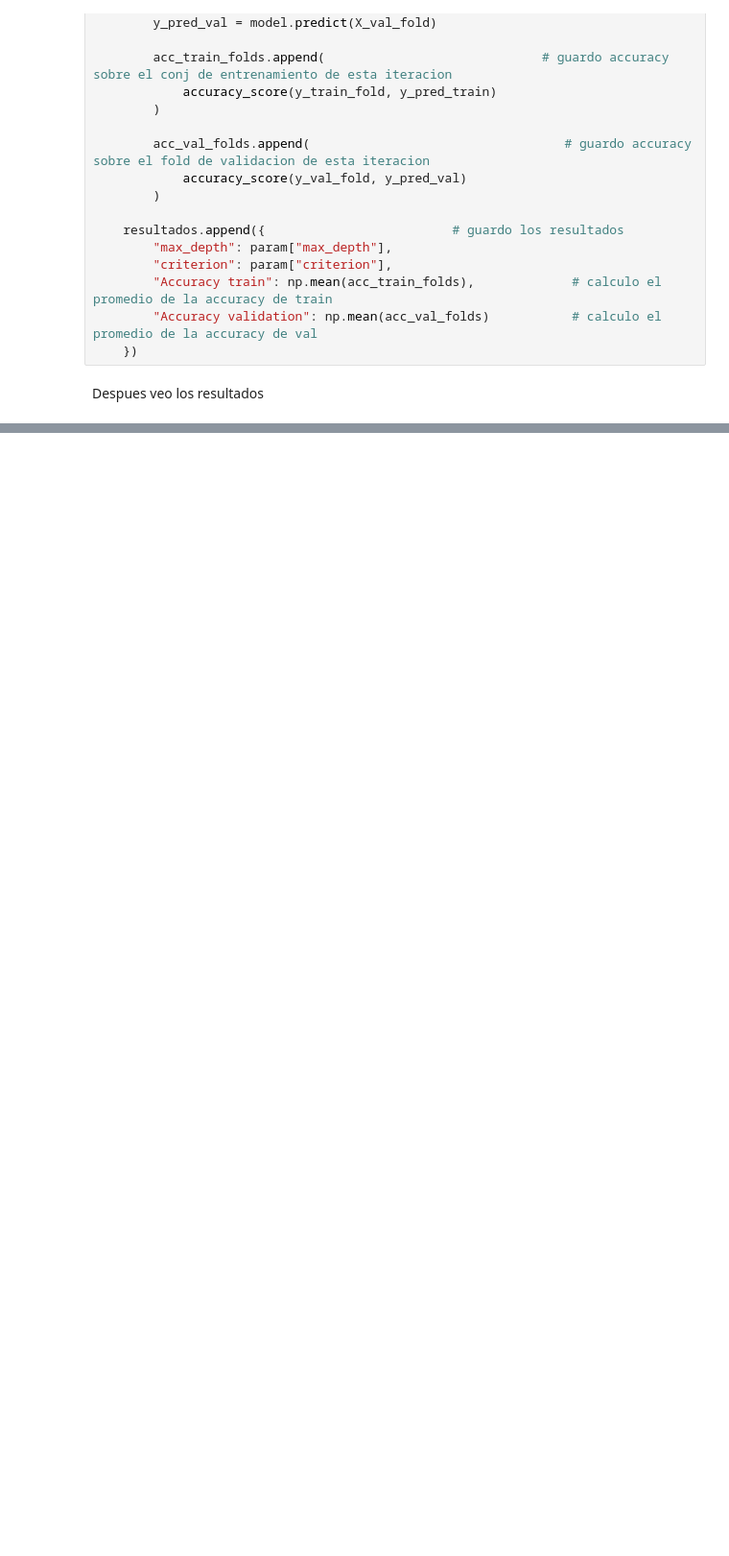
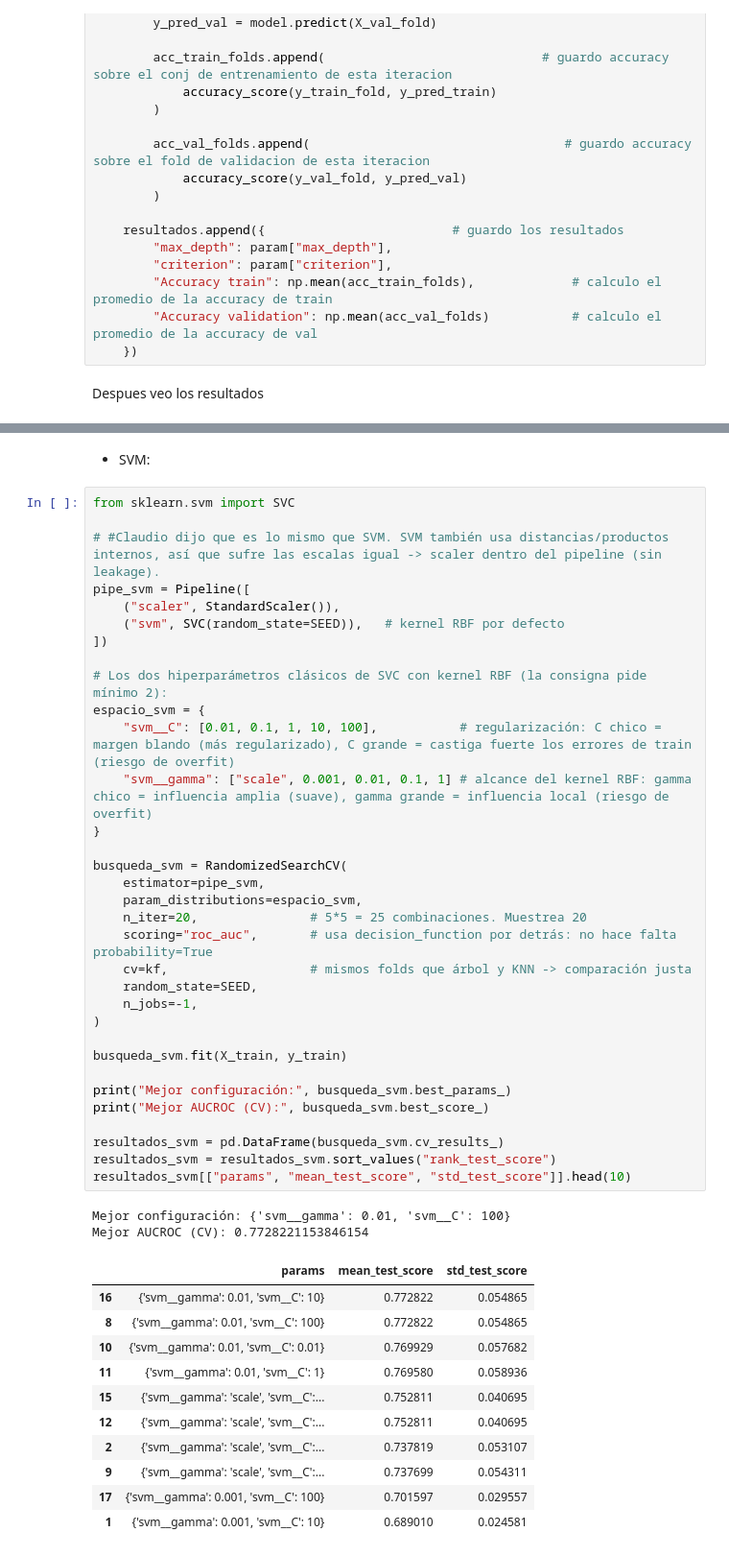
Before and after one commit to SoutoSebastian/TP-AprendizajeAutomatico1, a Jupyter notebook: src/notebook_tp.ipynb, the cells around one changed output, grey strips where cells are left out. Shown at 96% size. Drawn from its saved outputs; the diff is of its cells as text; blank space fills up the shorter version.

```diff
--- a/src/notebook_tp.ipynb
+++ b/src/notebook_tp.ipynb
@@ -356,0 +464,49 @@ resultados_df
+# %% [markdown]
+- SVM:
+# %%
+from sklearn.svm import SVC
+
+# #Claudio dijo que es lo mismo que SVM. SVM también usa distancias/productos internos, así que sufre las escalas igual -> scaler dentro del pipeline (sin leakage).
+pipe_svm = Pipeline([
+    ("scaler", StandardScaler()),
+    ("svm", SVC(random_state=SEED)),   # kernel RBF por defecto
+])
+
+# Los dos hiperparámetros clásicos de SVC con kernel RBF (la consigna pide mínimo 2):
+espacio_svm = {
+    "svm__C": [0.01, 0.1, 1, 10, 100],           # regularización: C chico = margen blando (más regularizado), C grande = castiga fuerte los errores de train (riesgo de overfit)
+    "svm__gamma": ["scale", 0.001, 0.01, 0.1, 1] # alcance del kernel RBF: gamma chico = influencia amplia (suave), gamma grande = influencia local (riesgo de overfit)
+}
+
+busqueda_svm = RandomizedSearchCV(
+    estimator=pipe_svm,
+    param_distributions=espacio_svm,
+    n_iter=20,               # 5*5 = 25 combinaciones. Muestrea 20
+    scoring="roc_auc",       # usa decision_function por detrás: no hace falta probability=True
+    cv=kf,                   # mismos folds que árbol y KNN -> comparación justa
+    random_state=SEED,
+    n_jobs=-1,
+)
+
+busqueda_svm.fit(X_train, y_train)
+
+print("Mejor configuración:", busqueda_svm.best_params_)
+print("Mejor AUCROC (CV):", busqueda_svm.best_score_)
+
+resultados_svm = pd.DataFrame(busqueda_svm.cv_results_)
+resultados_svm = resultados_svm.sort_values("rank_test_score")
+resultados_svm[["params", "mean_test_score", "std_test_score"]].head(10)
+# %% [output]
+Mejor configuración: {'svm__gamma': 0.01, 'svm__C': 100}
+Mejor AUCROC (CV): 0.7728221153846154
+|  | params | mean_test_score | std_test_score |
+| 16 | {'svm__gamma': 0.01, 'svm__C': 10} | 0.772822 | 0.054865 |
+| 8 | {'svm__gamma': 0.01, 'svm__C': 100} | 0.772822 | 0.054865 |
+| 10 | {'svm__gamma': 0.01, 'svm__C': 0.01} | 0.769929 | 0.057682 |
+| 11 | {'svm__gamma': 0.01, 'svm__C': 1} | 0.769580 | 0.058936 |
+| 15 | {'svm__gamma': 'scale', 'svm__C':... | 0.752811 | 0.040695 |
+| 12 | {'svm__gamma': 'scale', 'svm__C':... | 0.752811 | 0.040695 |
+| 2 | {'svm__gamma': 'scale', 'svm__C':... | 0.737819 | 0.053107 |
+| 9 | {'svm__gamma': 'scale', 'svm__C':... | 0.737699 | 0.054311 |
+| 17 | {'svm__gamma': 0.001, 'svm__C': 100} | 0.701597 | 0.029557 |
+| 1 | {'svm__gamma': 0.001, 'svm__C': 10} | 0.689010 | 0.024581 |
```
Also changed, not shown: parts of 9 cells of this notebook.
